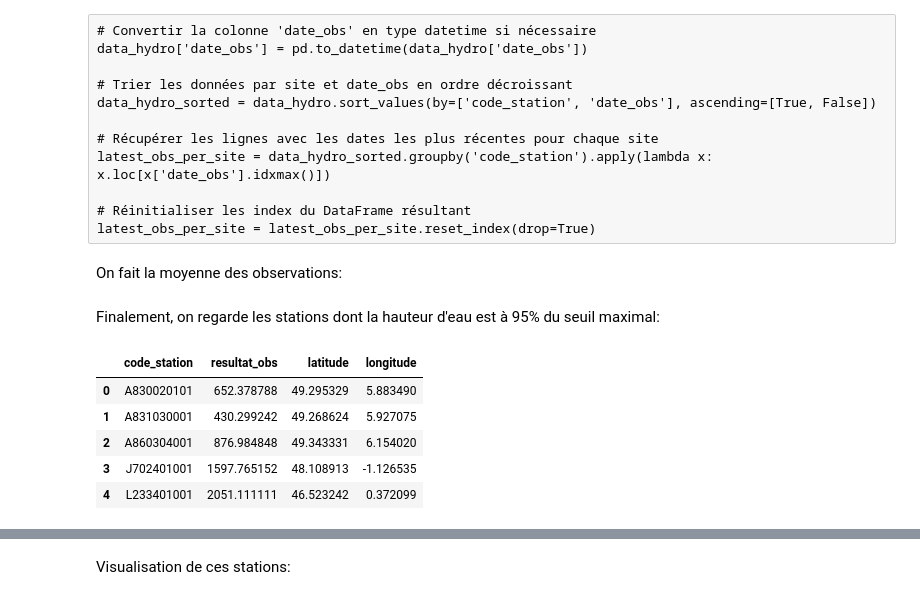
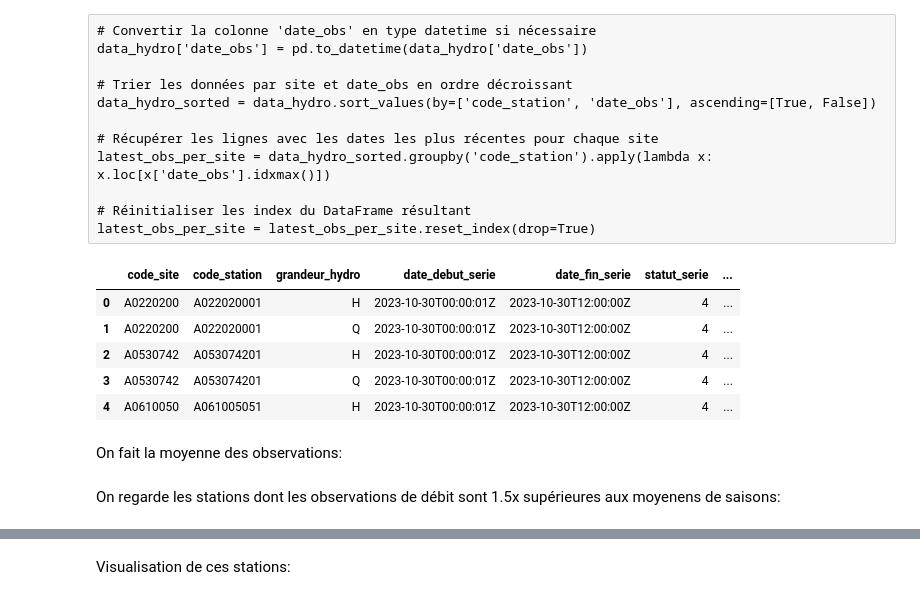
Before and after one commit to AurorePDSA/real-time-flood-alerts, a Jupyter notebook: real-time-flood-alerts-23-10.ipynb, the cells around one changed output, grey strips where cells are left out. Saved outputs shown, nothing was run; the diff lists cells and outputs as text; code cells hidden in the pictures.

```diff
--- a/real-time-flood-alerts-23-10.ipynb
+++ b/real-time-flood-alerts-23-10.ipynb
@@ -66,0 +74,12 @@ Il y a 2588  stations exploitables.
+# %%
+# On récupère les seuils limites de hauteur
+
+with open("limites_H.txt",'r') as file:
+    seuils_H = {}
+    for line in file:
+        cle, valeur = line.strip().split(':')
+        seuils_H[cle] = valeur
+
+
+code_sites_H = list(seuils_H.keys())
+print("Il y a",len(seuils_H),"stations pour lesquelles on a le seuil limite maximum (hauteur)")
@@ -139,3 +181,12 @@ latest_obs_per_site = data_hydro_sorted.groupby('code_station').apply(lambda x:
 
 # Réinitialiser les index du DataFrame résultant
 latest_obs_per_site = latest_obs_per_site.reset_index(drop=True)
+# %%
+data_hydro.head()
+# %% [output]
+|  | code_site | code_station | grandeur_hydro | date_debut_serie | date_fin_serie | statut_serie | ... |
+| 0 | A0220200 | A022020001 | H | 2023-10-30T00:00:01Z | 2023-10-30T12:00:00Z | 4 | ... |
+| 1 | A0220200 | A022020001 | Q | 2023-10-30T00:00:01Z | 2023-10-30T12:00:00Z | 4 | ... |
+| 2 | A0530742 | A053074201 | H | 2023-10-30T00:00:01Z | 2023-10-30T12:00:00Z | 4 | ... |
+| 3 | A0530742 | A053074201 | Q | 2023-10-30T00:00:01Z | 2023-10-30T12:00:00Z | 4 | ... |
+| 4 | A0610050 | A061005051 | H | 2023-10-30T00:00:01Z | 2023-10-30T12:00:00Z | 4 | ... |
@@ -147,26 +203,19 @@ mean_obs = latest_obs_per_site.groupby("code_station")[['resultat_obs','latitude
 # %% [markdown]
-Finalement, on regarde les stations dont la hauteur d'eau est à 95% du seuil maximal:
+On regarde les stations dont les observations de débit sont 1.5x supérieures aux moyenens de saisons:
 # %%
-data_hydro_ALERT = pd.DataFrame()
+data_hydro_ALERT1 = pd.DataFrame()
 
-for index, row in mean_obs.iterrows():
+for index, row in mean_obs_Q.iterrows():
     code_station = row['code_station']
     mois_actuel = datetime.now().month
+
     try:
-        data_seuil_station = pd.read_csv(f'data_limites/data_limites_{code_station}')
-        data_seuil_station['QmM  Débit moyen mensuel (en l/s)'] = data_seuil_station['QmM  Débit moyen mensuel (en l/s)'].astype(int)
-        moyenne_mois_acutel = data_seuil_station.iloc[mois_actuel]['QmM  Débit moyen mensuel (en l/s)']
+        data_station = pd.read_csv(f'data_limites/data_limites_{code_station}')
+        data_station['QmM  Débit moyen mensuel (en l/s)'] = data_station['QmM  Débit moyen mensuel (en l/s)'].astype(int)
+        moyenne_mois_acutel = data_station.iloc[mois_actuel]['QmM  Débit moyen mensuel (en l/s)']
 
-        if row['resultat_obs'] > moyenne_mois_acutel*4:
-            data_hydro_ALERT = pd.concat([data_hydro_ALERT,mean_obs.loc[mean_obs['code_station']==row['code_station']]],ignore_index=True)
+        if row['resultat_obs'] > moyenne_mois_acutel*1.5:
+            data_hydro_ALERT1 = pd.concat([data_hydro_ALERT1,mean_obs_Q.loc[mean_obs_Q['code_station']==row['code_station']]],ignore_index=True)
+
     except:
         pass
-
-data_hydro_ALERT.head()
-# %% [output]
-|  | code_station | resultat_obs | latitude | longitude |
-| 0 | A830020101 | 652.378788 | 49.295329 | 5.883490 |
-| 1 | A831030001 | 430.299242 | 49.268624 | 5.927075 |
-| 2 | A860304001 | 876.984848 | 49.343331 | 6.154020 |
-| 3 | J702401001 | 1597.765152 | 48.108913 | -1.126535 |
-| 4 | L233401001 | 2051.111111 | 46.523242 | 0.372099 |
```
Also changed, not shown: parts of 39 cells of this notebook, 11 other files.
